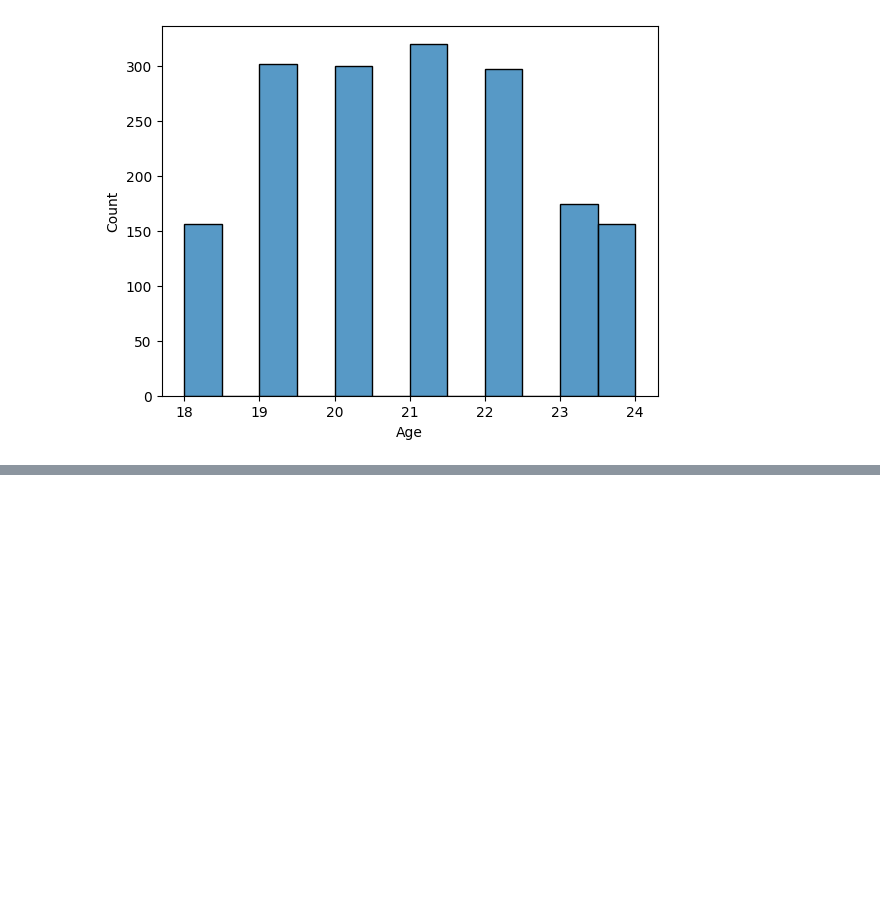
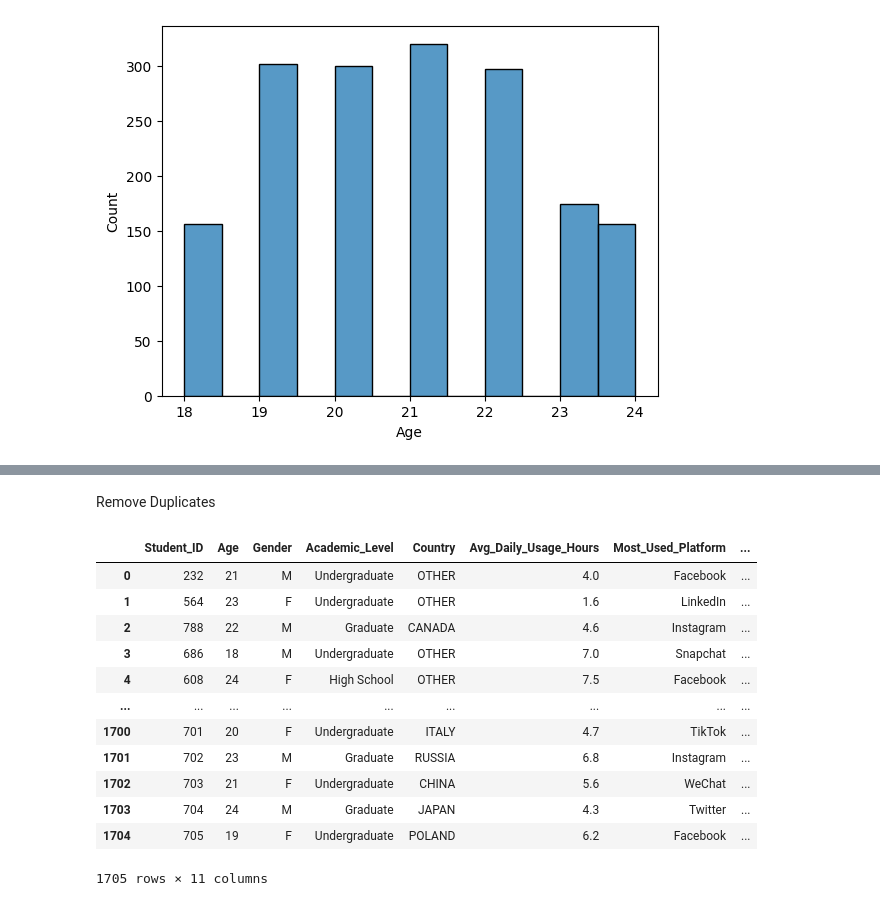
Before and after one commit to BinaryWhizz/Data-Analysis, a Jupyter notebook: Data Analysis 04/01.ipynb, the cells around one changed output, grey strips where cells are left out. Cells and saved outputs as stored; diff of their text form; code cells hidden in the pictures; blank space fills up the shorter version.

Commit message:
data Cleaning done

```diff
--- a/Data Analysis 04/01.ipynb
+++ b/Data Analysis 04/01.ipynb
@@ -171,0 +191,4 @@ plt.show()
+# %%
+# (a) Drop missing rows (if small amount)
+
+df.dropna(inplace=True)
@@ -171,0 +207,10 @@ plt.show()
+# %% [markdown]
+Remove Duplicates
+# %%
+df.duplicated().sum()   # check
+df.drop_duplicates(inplace=True)
+# %%
+# Convert types
+
+df['Age'] = df['Age'].astype(int)
+# df['date'] = pd.to_datetime(df['date'])
@@ -171,0 +221,20 @@ plt.show()
+# %%
+# Standardize Text Data
+
+df['Country'] = df['Country'].str.upper().str.strip()
+# %%
+df
+# %% [output]
+|  | Student_ID | Age | Gender | Academic_Level | Country | Avg_Daily_Usage_Hours | Most_Used_Platform | ... |
+| 0 | 232 | 21 | M | Undergraduate | OTHER | 4.0 | Facebook | ... |
+| 1 | 564 | 23 | F | Undergraduate | OTHER | 1.6 | LinkedIn | ... |
+| 2 | 788 | 22 | M | Graduate | CANADA | 4.6 | Instagram | ... |
+| 3 | 686 | 18 | M | Undergraduate | OTHER | 7.0 | Snapchat | ... |
+| 4 | 608 | 24 | F | High School | OTHER | 7.5 | Facebook | ... |
+| ... | ... | ... | ... | ... | ... | ... | ... | ... |
+| 1700 | 701 | 20 | F | Undergraduate | ITALY | 4.7 | TikTok | ... |
+| 1701 | 702 | 23 | M | Graduate | RUSSIA | 6.8 | Instagram | ... |
+| 1702 | 703 | 21 | F | Undergraduate | CHINA | 5.6 | WeChat | ... |
+| 1703 | 704 | 24 | M | Graduate | JAPAN | 4.3 | Twitter | ... |
+| 1704 | 705 | 19 | F | Undergraduate | POLAND | 6.2 | Facebook | ... |
+1705 rows × 11 columns
```
Also changed, not shown: parts of 20 cells of this notebook.
